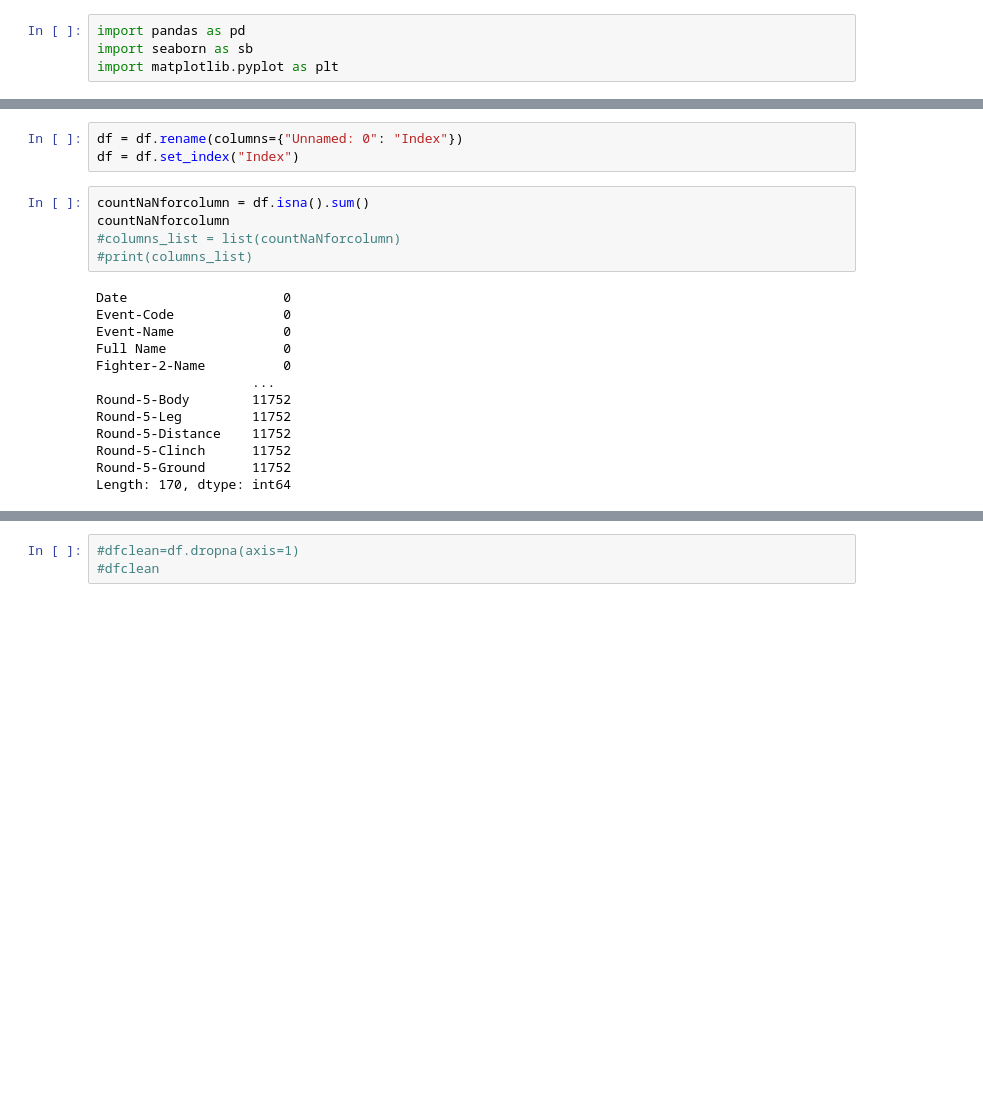
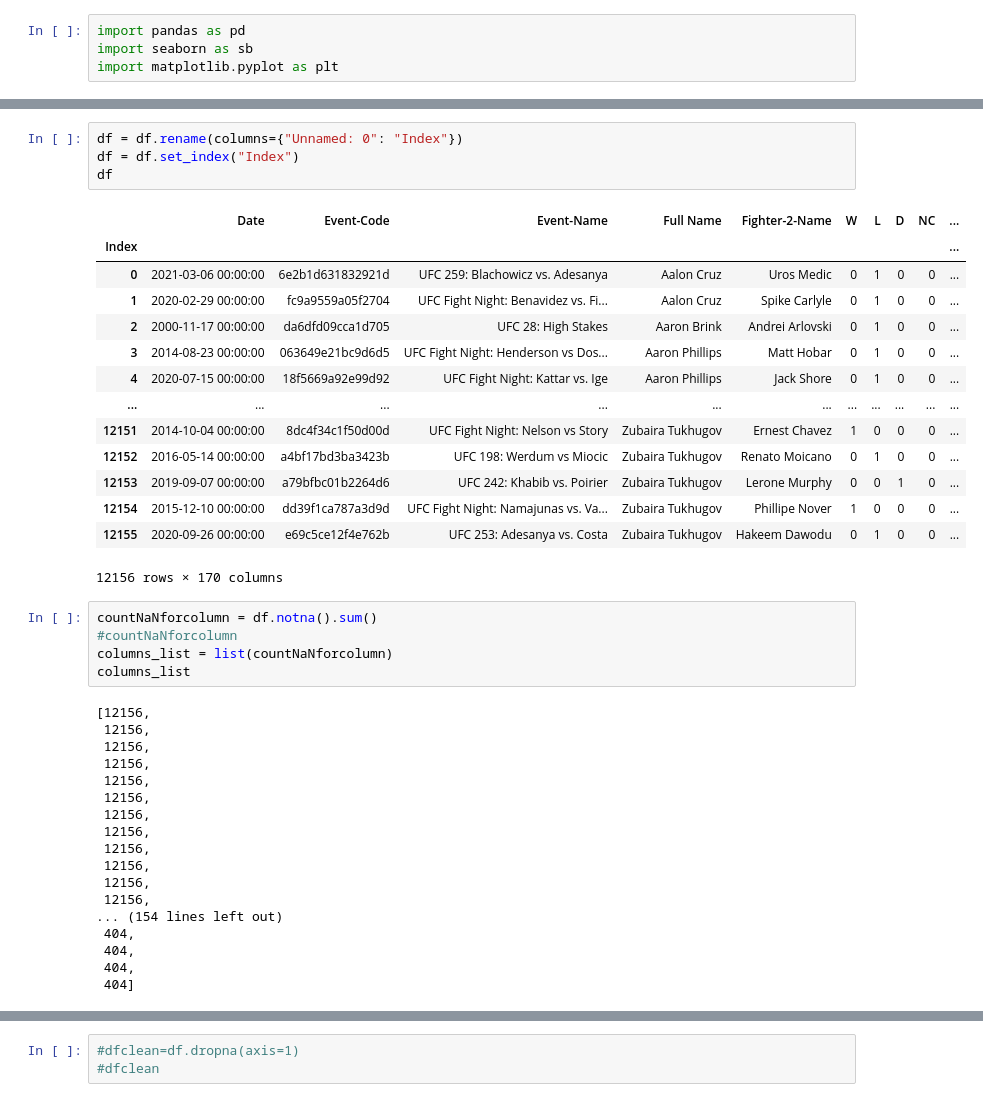
Before and after one commit to Alerragz/Data-Analysis, a Jupyter notebook: UFC/UFC.ipynb, the cells around one changed output, grey strips where cells are left out. Cells and saved outputs as stored; diff of their text form; blank space fills up the shorter version.

```diff
--- a/UFC/UFC.ipynb
+++ b/UFC/UFC.ipynb
@@ -21,22 +22,43 @@ df.head(10)
 # %%
 df = df.rename(columns={"Unnamed: 0": "Index"})
 df = df.set_index("Index")
+df
+# %% [output]
+|  | Date | Event-Code | Event-Name | Full Name | Fighter-2-Name | W | L | D | NC | ... |
+| Index |  |  |  |  |  |  |  |  |  | ... |
+| 0 | 2021-03-06 00:00:00 | 6e2b1d631832921d | UFC 259: Blachowicz vs. Adesanya | Aalon Cruz | Uros Medic | 0 | 1 | 0 | 0 | ... |
+| 1 | 2020-02-29 00:00:00 | fc9a9559a05f2704 | UFC Fight Night: Benavidez vs. Fi... | Aalon Cruz | Spike Carlyle | 0 | 1 | 0 | 0 | ... |
+| 2 | 2000-11-17 00:00:00 | da6dfd09cca1d705 | UFC 28: High Stakes | Aaron Brink | Andrei Arlovski | 0 | 1 | 0 | 0 | ... |
+| 3 | 2014-08-23 00:00:00 | 063649e21bc9d6d5 | UFC Fight Night: Henderson vs Dos... | Aaron Phillips | Matt Hobar | 0 | 1 | 0 | 0 | ... |
+| 4 | 2020-07-15 00:00:00 | 18f5669a92e99d92 | UFC Fight Night: Kattar vs. Ige | Aaron Phillips | Jack Shore | 0 | 1 | 0 | 0 | ... |
+| ... | ... | ... | ... | ... | ... | ... | ... | ... | ... | ... |
+| 12151 | 2014-10-04 00:00:00 | 8dc4f34c1f50d00d | UFC Fight Night: Nelson vs Story | Zubaira Tukhugov | Ernest Chavez | 1 | 0 | 0 | 0 | ... |
+| 12152 | 2016-05-14 00:00:00 | a4bf17bd3ba3423b | UFC 198: Werdum vs Miocic | Zubaira Tukhugov | Renato Moicano | 0 | 1 | 0 | 0 | ... |
+| 12153 | 2019-09-07 00:00:00 | a79bfbc01b2264d6 | UFC 242: Khabib vs. Poirier | Zubaira Tukhugov | Lerone Murphy | 0 | 0 | 1 | 0 | ... |
+| 12154 | 2015-12-10 00:00:00 | dd39f1ca787a3d9d | UFC Fight Night: Namajunas vs. Va... | Zubaira Tukhugov | Phillipe Nover | 1 | 0 | 0 | 0 | ... |
+| 12155 | 2020-09-26 00:00:00 | e69c5ce12f4e762b | UFC 253: Adesanya vs. Costa | Zubaira Tukhugov | Hakeem Dawodu | 0 | 1 | 0 | 0 | ... |
+12156 rows × 170 columns
 # %%
-countNaNforcolumn = df.isna().sum()
-countNaNforcolumn
-#columns_list = list(countNaNforcolumn)
-#print(columns_list)
+countNaNforcolumn = df.notna().sum()
+#countNaNforcolumn
+columns_list = list(countNaNforcolumn)
+columns_list
 # %% [output]
-Date                    0
-Event-Code              0
-Event-Name              0
-Full Name               0
-Fighter-2-Name          0
-                    ...
-Round-5-Body        11752
-Round-5-Leg         11752
-Round-5-Distance    11752
-Round-5-Clinch      11752
-Round-5-Ground      11752
-Length: 170, dtype: int64
+[12156,
+ 12156,
+ 12156,
+ 12156,
+ 12156,
+ 12156,
+ 12156,
+ 12156,
+ 12156,
+ 12156,
+ 12156,
+ 12156,
+... (154 lines left out)
+ 404,
+ 404,
+ 404,
+ 404]
 # %%
```
Also changed, not shown: parts of 2 cells of this notebook.
